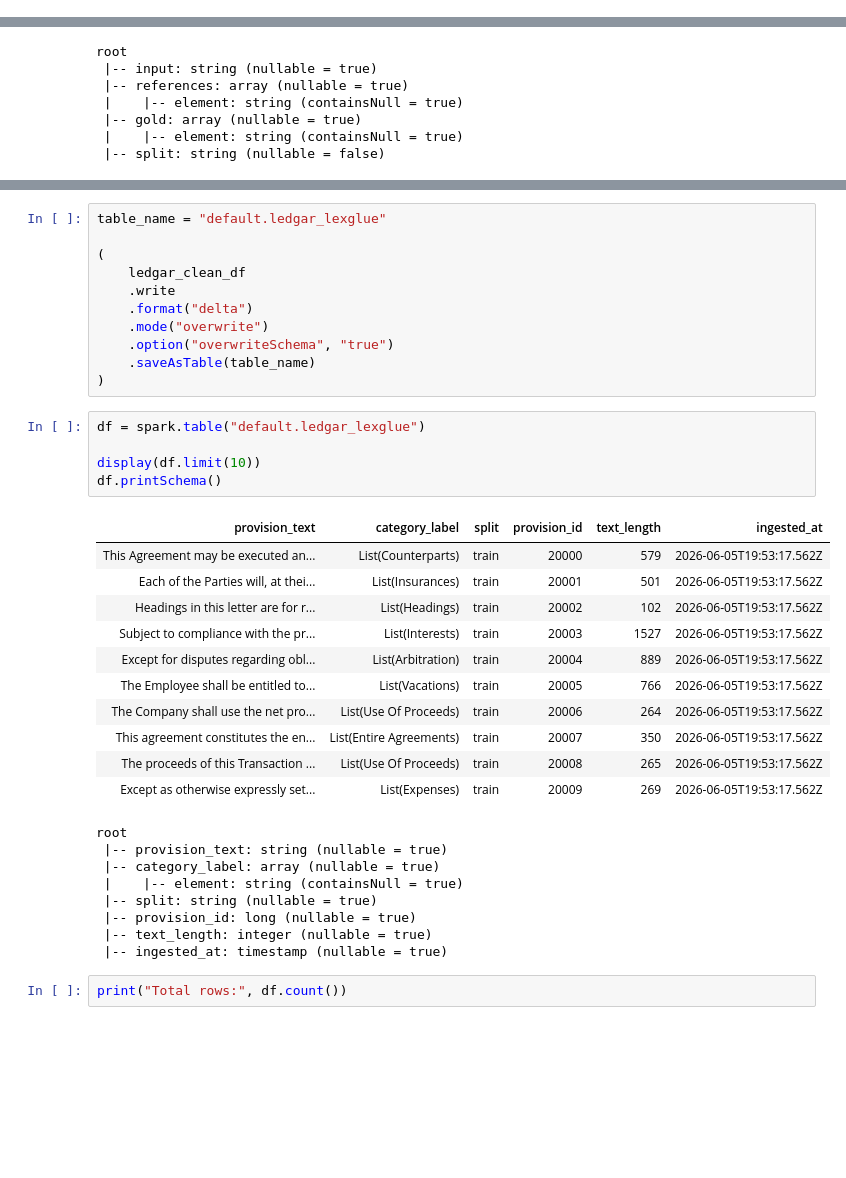
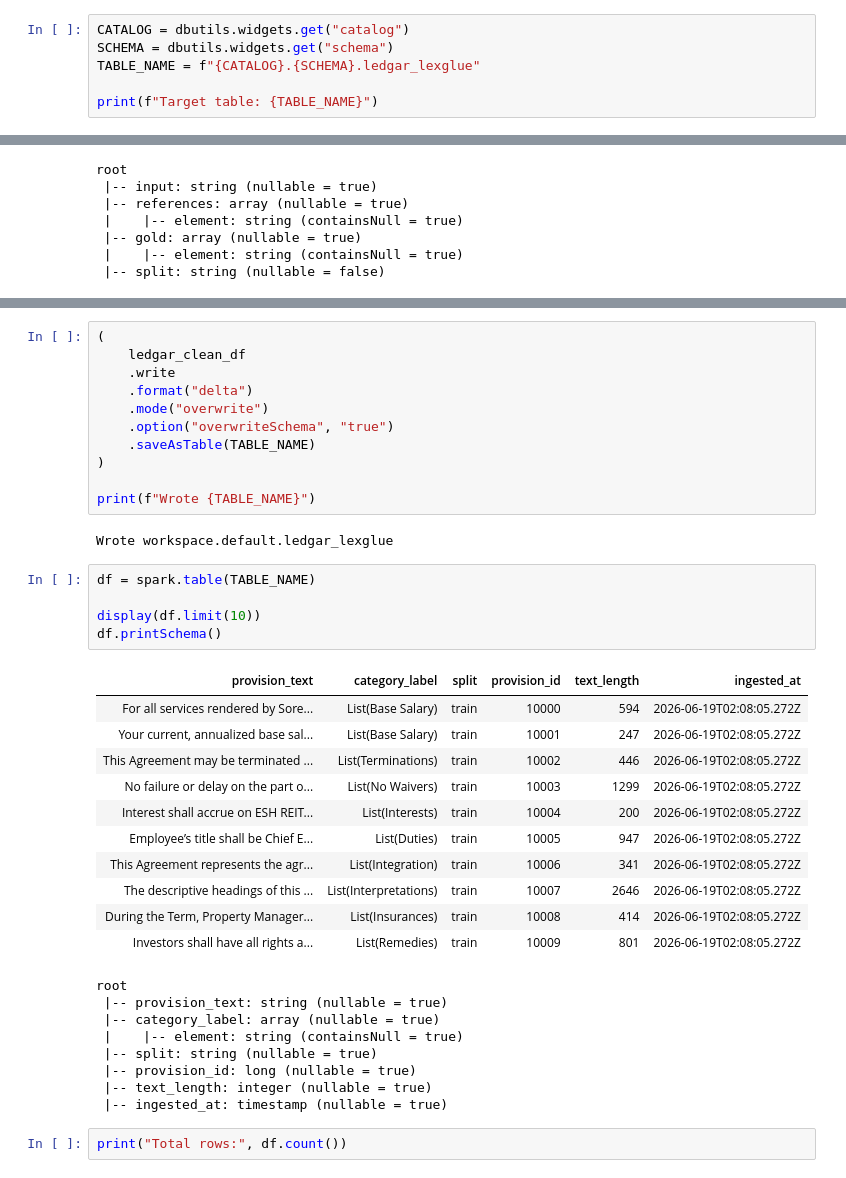
Before and after one commit to nicole-rowley-msaai/MS_AAI_510_Agentic_AI_Sys_Final_Project, a Jupyter notebook: data/01a_load_ledgar_to_delta.ipynb, the cells around one changed output, grey strips where cells are left out. Cells and saved outputs as stored; diff of their text form; blank space fills up the shorter version.

Commit message:
modified for og train/valid/test and integration with 01b_embeddings_vector_search

```diff
--- a/data/01_load_ledgar_to_delta.ipynb
+++ b/data/01a_load_ledgar_to_delta.ipynb
@@ -20,3 +36,9 @@ Requirement already satisfied: six>=1.5 in /databricks/python3/lib/python3.12/si
 Note: you may need to restart the kernel using %restart_python or dbutils.library.restartPython() to use updated packages.
 # %%
 dbutils.library.restartPython()
+# %%
+CATALOG = dbutils.widgets.get("catalog")
+SCHEMA = dbutils.widgets.get("schema")
+TABLE_NAME = f"{CATALOG}.{SCHEMA}.ledgar_lexglue"
+
+print(f"Target table: {TABLE_NAME}")
@@ -125,31 +159,33 @@ display(ledgar_clean_df.limit(10))
 # %%
-table_name = "default.ledgar_lexglue"
-
 (
     ledgar_clean_df
     .write
     .format("delta")
     .mode("overwrite")
     .option("overwriteSchema", "true")
-    .saveAsTable(table_name)
+    .saveAsTable(TABLE_NAME)
 )
+
+print(f"Wrote {TABLE_NAME}")
+# %% [output]
+Wrote workspace.default.ledgar_lexglue
 # %%
-df = spark.table("default.ledgar_lexglue")
+df = spark.table(TABLE_NAME)
 
 display(df.limit(10))
 df.printSchema()
 # %% [output]
 | provision_text | category_label | split | provision_id | text_length | ingested_at |
-| This Agreement may be executed an... | List(Counterparts) | train | 20000 | 579 | 2026-06-05T19:53:17.562Z |
-| Each of the Parties will, at thei... | List(Insurances) | train | 20001 | 501 | 2026-06-05T19:53:17.562Z |
-| Headings in this letter are for r... | List(Headings) | train | 20002 | 102 | 2026-06-05T19:53:17.562Z |
-| Subject to compliance with the pr... | List(Interests) | train | 20003 | 1527 | 2026-06-05T19:53:17.562Z |
-| Except for disputes regarding obl... | List(Arbitration) | train | 20004 | 889 | 2026-06-05T19:53:17.562Z |
-| The Employee shall be entitled to... | List(Vacations) | train | 20005 | 766 | 2026-06-05T19:53:17.562Z |
-| The Company shall use the net pro... | List(Use Of Proceeds) | train | 20006 | 264 | 2026-06-05T19:53:17.562Z |
-| This agreement constitutes the en... | List(Entire Agreements) | train | 20007 | 350 | 2026-06-05T19:53:17.562Z |
-| The proceeds of this Transaction ... | List(Use Of Proceeds) | train | 20008 | 265 | 2026-06-05T19:53:17.562Z |
-| Except as otherwise expressly set... | List(Expenses) | train | 20009 | 269 | 2026-06-05T19:53:17.562Z |
+| For all services rendered by Sore... | List(Base Salary) | train | 10000 | 594 | 2026-06-19T02:08:05.272Z |
+| Your current, annualized base sal... | List(Base Salary) | train | 10001 | 247 | 2026-06-19T02:08:05.272Z |
+| This Agreement may be terminated ... | List(Terminations) | train | 10002 | 446 | 2026-06-19T02:08:05.272Z |
+| No failure or delay on the part o... | List(No Waivers) | train | 10003 | 1299 | 2026-06-19T02:08:05.272Z |
+| Interest shall accrue on ESH REIT... | List(Interests) | train | 10004 | 200 | 2026-06-19T02:08:05.272Z |
+| Employee’s title shall be Chief E... | List(Duties) | train | 10005 | 947 | 2026-06-19T02:08:05.272Z |
+| This Agreement represents the agr... | List(Integration) | train | 10006 | 341 | 2026-06-19T02:08:05.272Z |
+| The descriptive headings of this ... | List(Interpretations) | train | 10007 | 2646 | 2026-06-19T02:08:05.272Z |
+| During the Term, Property Manager... | List(Insurances) | train | 10008 | 414 | 2026-06-19T02:08:05.272Z |
+| Investors shall have all rights a... | List(Remedies) | train | 10009 | 801 | 2026-06-19T02:08:05.272Z |
 root
  |-- provision_text: string (nullable = true)
  |-- category_label: array (nullable = true)
```
Also changed, not shown: parts of 7 cells of this notebook.
